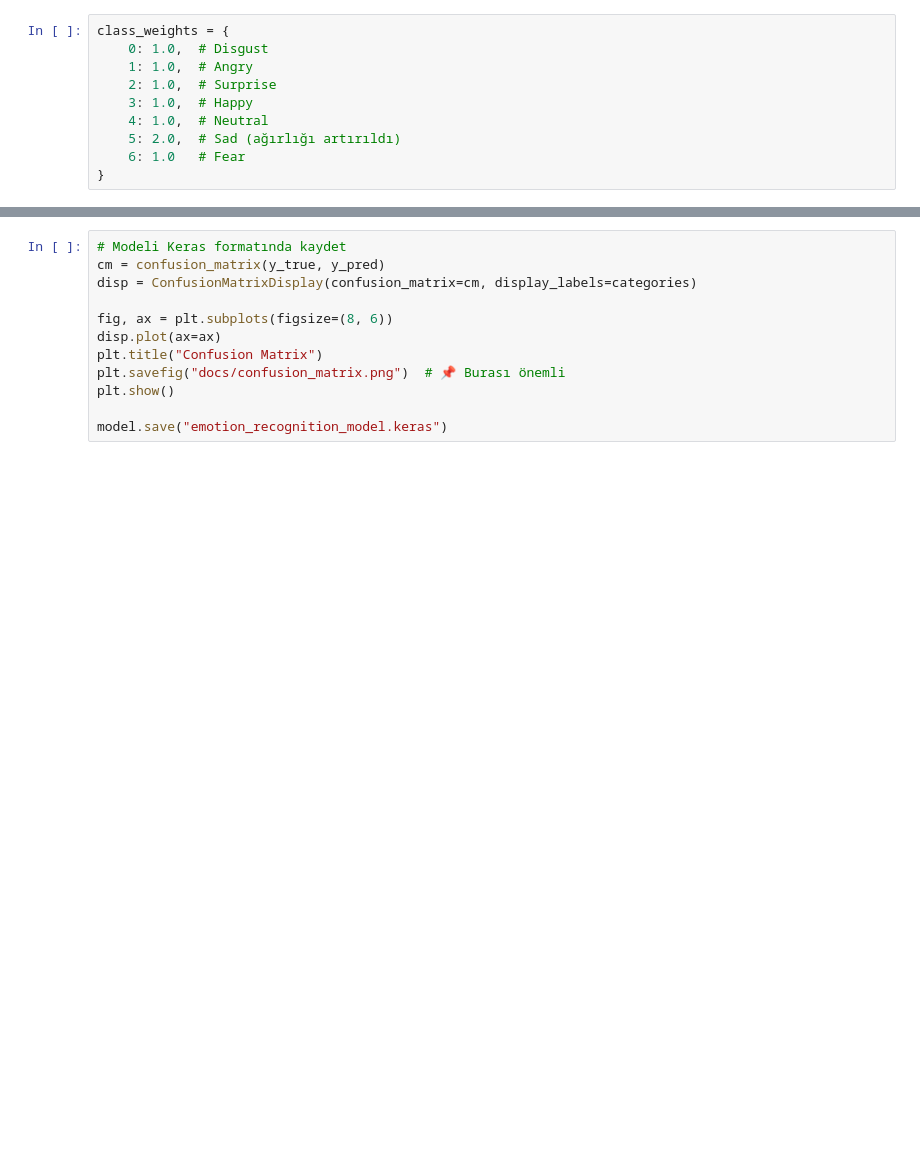
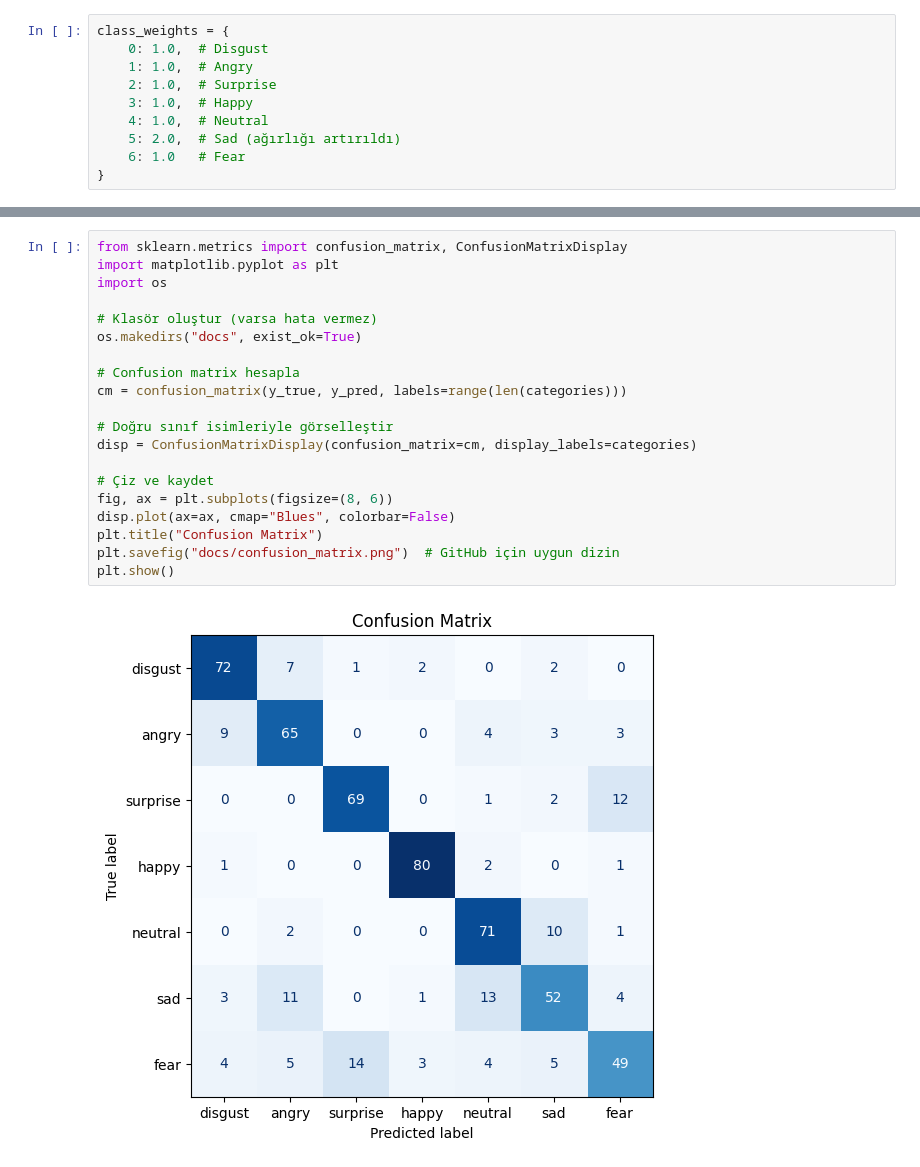
Before and after one commit to FatmaBuseBorlu/KDEF, a Jupyter notebook: KDEF.ipynb, the cells around one changed output, grey strips where cells are left out. Drawn from its saved outputs; the diff is of its cells as text; blank space fills up the shorter version.

Commit message:
Colab kullanılarak oluşturuldu

```diff
--- a/KDEF.ipynb
+++ b/KDEF.ipynb
@@ -269,13 +250,23 @@ Tahmin Edilen Duygu: disgust
 ... (8 outputs left out)
 # %%
-# Modeli Keras formatında kaydet
-cm = confusion_matrix(y_true, y_pred)
+from sklearn.metrics import confusion_matrix, ConfusionMatrixDisplay
+import matplotlib.pyplot as plt
+import os
+
+# Klasör oluştur (varsa hata vermez)
+os.makedirs("docs", exist_ok=True)
+
+# Confusion matrix hesapla
+cm = confusion_matrix(y_true, y_pred, labels=range(len(categories)))
+
+# Doğru sınıf isimleriyle görselleştir
 disp = ConfusionMatrixDisplay(confusion_matrix=cm, display_labels=categories)
 
+# Çiz ve kaydet
 fig, ax = plt.subplots(figsize=(8, 6))
-disp.plot(ax=ax)
+disp.plot(ax=ax, cmap="Blues", colorbar=False)
 plt.title("Confusion Matrix")
-plt.savefig("docs/confusion_matrix.png")  # 📌 Burası önemli
+plt.savefig("docs/confusion_matrix.png")  # GitHub için uygun dizin
 plt.show()
-
-model.save("emotion_recognition_model.keras")
+# %% [output]
+[figure, added]
```
Also changed, not shown: parts of 10 cells of this notebook.
